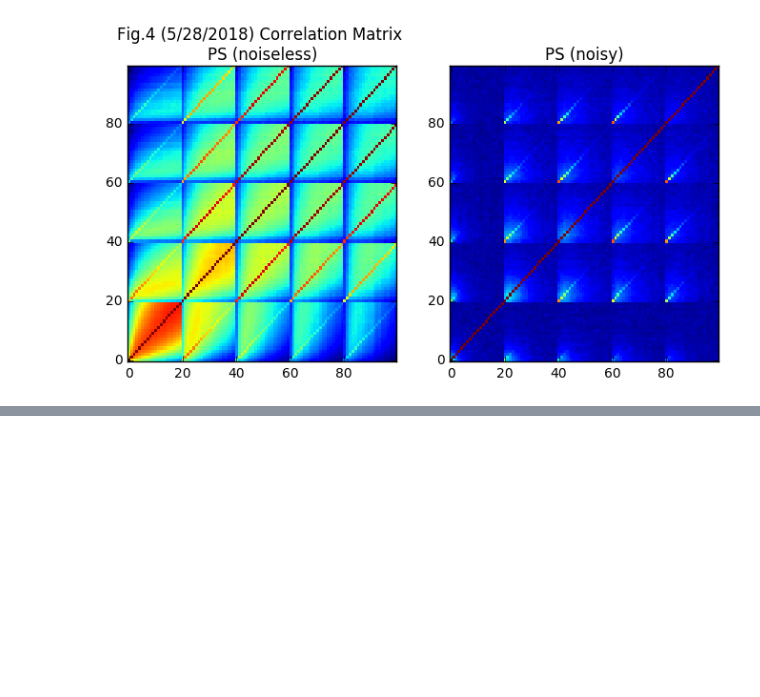
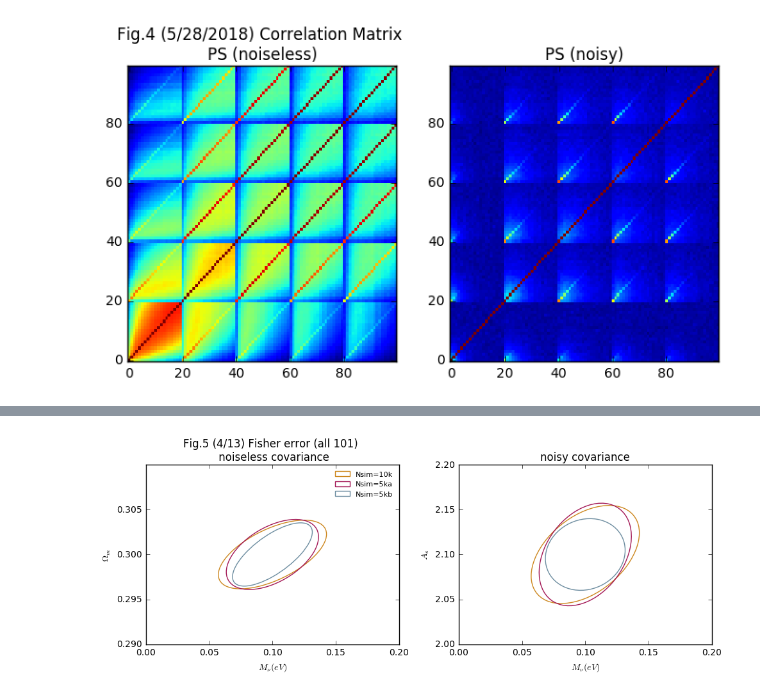
Before and after one commit to liuxx479/PDFs, a Jupyter notebook: test_10k.ipynb, the cells around one changed output, grey strips where cells are left out. Saved outputs shown, nothing was run; the diff lists cells and outputs as text; code cells hidden in the pictures; blank space fills up the shorter version.

```diff
--- a/test_10k.ipynb
+++ b/test_10k.ipynb
@@ -145,8 +188,12 @@ ebcov_dir = 'box5/output_eb_5000_s4/seed0/'
 psI_cov = swapaxes(array( [load(ebcov_dir+'ALL_igalXigal_z{0}_z{0}.npy'.format(iz)) for iz in z_arr]),0,1).reshape(10000,-1)
 psN_cov = swapaxes(array( [load(ebcov_dir+'ALL_galXgal_z{0}_z{0}.npy'.format(iz)) for iz in z_arr]),0,1).reshape(10000,-1)
 
-covpsI = cov(psI_cov,rowvar=0)
-covpsN = cov(psN_cov,rowvar=0)
+covpsI = cov(psI_cov,rowvar=0)*12.25/2e4
+covpsN = cov(psN_cov,rowvar=0)*12.25/2e4
+
+covIpsI = mat(covpsI).I
+covIpsN = mat(covpsN).I
+
 print covpsI.shape, covpsN.shape
 print psI_cov.shape, psN_cov.shape
 # %% [output]
@@ -164,0 +234,66 @@ show()
+# %%
+###### get derivatives
+params = genfromtxt('cosmo_params_all.txt',usecols=[2,3,4])
+fidu_params = array([0.1,0.3,2.1])
+# %%
+psI_flat, psI5ka_flat, psI5kb_flat = [swapaxes(ips,0,1).reshape(101,-1) for ips in [psI, psI5ka, psI5kb]]
+psI1k_flats = [swapaxes(ips,0,1).reshape(101,-1) for ips in psI1ks]
+
+ir = 0.2
+dp = array([0.03, 0.3*ir, 2.1*ir])
+Nparams=len(dp)
+params_der = array([fidu_params+identity(3)*idp for idp in [dp/2,-dp/2]])
+der_arr = []
+interp_arr = []
+for istats in [psI_flat, psI5ka_flat, psI5kb_flat]+psI1k_flats:
+    iinterp = WLanalysis.buildInterpolator(istats[idx_good], params[idx_good])
+    ider = array([(iinterp(params_der[0][i]) - iinterp(params_der[1][i]))/dp[i] for i in range(3)])
+    der_arr.append(ider)
+    interp_arr.append(iinterp)
+
+Fisher_arr = [Fisher(covIpsN, ider) for ider in der_arr]
+
+Fisher_arr_2der = [Fisher2der(covIpsN, der_arr[i], der_arr[i+1]) for i in range(3,12)]
+Fmean5k= mean(array( [Fisher_arr_2der[i][0] for i in range(len(Fisher_arr_2der))]),axis=0)
+Ferr5k = real(sqrt(mat(Fmean5k).I)) [range(Nparams), range(Nparams)]
+
+# print 'Fisher error on [Mnu, omega_m, A_s], step size (%s)'%(ir)
+# i=0
+# for iF in Fisher_arr[:3]:
+#     print iF[1]
+#     i+=1
+
+# print 'Fisher error with 2 different derivatives'
+# print Ferr5k
+# for iF in Fisher_arr_2der:
+#     print iF[1]
+#     i+=1
+
+######### plot
+lss='solid'
+fnNsim=['10k','5ka', '5kb',]+['1k%s'%(i) for i in range(10)]
+seed(999)
+f, (ax1,ax2) = subplots(1,2,figsize=(10,4))
+Fisher_arr2 = Fisher_arr[:3]#+Fisher_arr_2der
+for i in range(len(Fisher_arr2)):
+    icolor = rand(3)
+    iF = Fisher_arr2[i][0]
+    plotEllipse(fidu_params[[0,1]], mat(iF).I[[0,1],:][:,[0,1]] ,icolor,lss,'Nsim=%s'%(fnNsim[i]),ax1)
+    plotEllipse(fidu_params[[0,2]], mat(iF).I[[0,2],:][:,[0,2]] ,icolor,lss,'Nsim=%s'%(fnNsim[i]),ax2)
+
+ax1.set_xlim(0., 0.2)
+ax1.set_ylim(0.29, 0.31)
+ax2.set_xlim(0., 0.2)
+ax2.set_ylim(2., 2.2)
+
+ax1.set_xlabel(r'$M_\nu(eV)$')
+ax1.set_ylabel(r'$\Omega_m$')
+ax2.set_xlabel(r'$M_\nu(eV)$')
+ax2.set_ylabel(r'$A_s$')
+ax1.legend(fontsize=8,frameon=0,ncol=1)
+ax1.set_title('Fig.5 (4/13) Fisher error (all 101) \n noiseless covariance')
+ax2.set_title('noisy covariance')
+plt.tight_layout()
+show()
+# %% [output]
+[figure, added]
```
Also changed, not shown: parts of 17 cells of this notebook, 1 other file.
